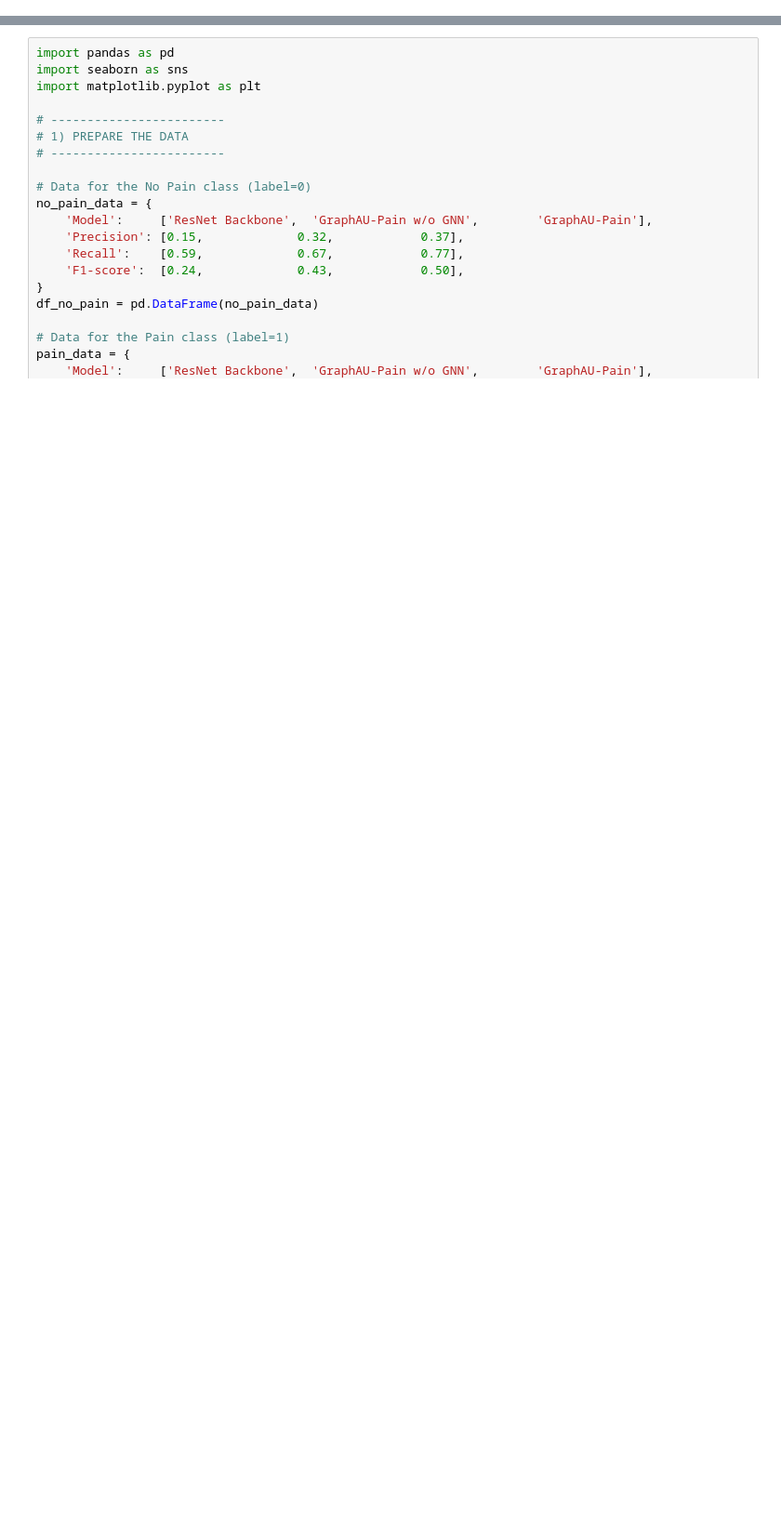
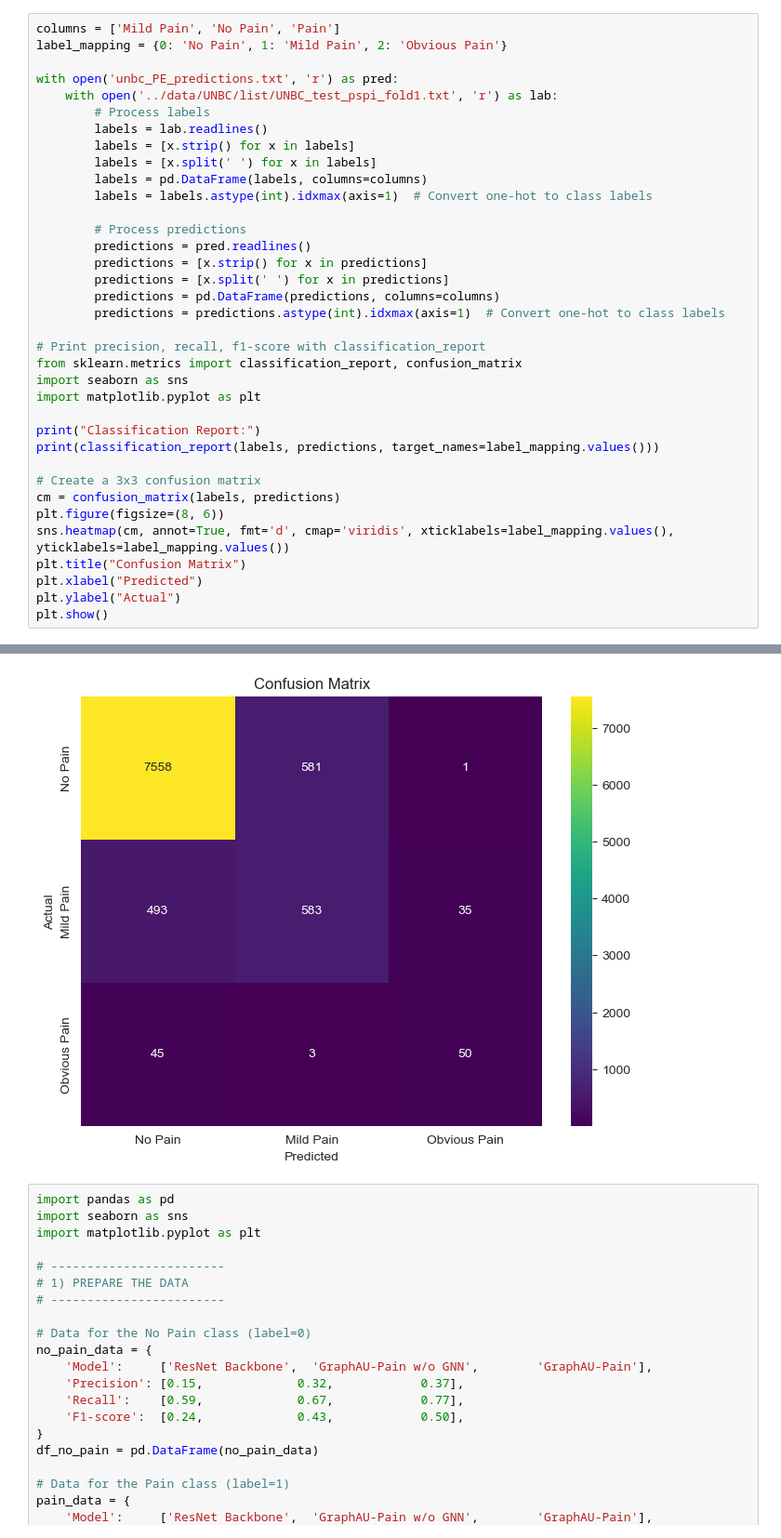
Before and after one commit to ZW471/GraphAU-Pain, a Jupyter notebook: results/examine_results.ipynb, the cells around one changed output, grey strips where cells are left out. Shown: that part at 93% size. Drawn from its saved outputs; the diff is of its cells as text; blank space fills up the shorter version.

```diff
--- a/results/examine_results.ipynb
+++ b/results/examine_results.ipynb
@@ -73,0 +74,37 @@ weighted avg       0.99      0.90      0.94      9349
+# %%
+columns = ['Mild Pain', 'No Pain', 'Pain']
+label_mapping = {0: 'No Pain', 1: 'Mild Pain', 2: 'Obvious Pain'}
+
+with open('unbc_PE_predictions.txt', 'r') as pred:
+    with open('../data/UNBC/list/UNBC_test_pspi_fold1.txt', 'r') as lab:
+        # Process labels
+        labels = lab.readlines()
+        labels = [x.strip() for x in labels]
+        labels = [x.split(' ') for x in labels]
+        labels = pd.DataFrame(labels, columns=columns)
+        labels = labels.astype(int).idxmax(axis=1)  # Convert one-hot to class labels
+
+        # Process predictions
+        predictions = pred.readlines()
+        predictions = [x.strip() for x in predictions]
+        predictions = [x.split(' ') for x in predictions]
+        predictions = pd.DataFrame(predictions, columns=columns)
+        predictions = predictions.astype(int).idxmax(axis=1)  # Convert one-hot to class labels
+
+# Print precision, recall, f1-score with classification_report
+from sklearn.metrics import classification_report, confusion_matrix
+import seaborn as sns
+import matplotlib.pyplot as plt
+
+print("Classification Report:")
+print(classification_report(labels, predictions, target_names=label_mapping.values()))
+
+# Create a 3x3 confusion matrix
+cm = confusion_matrix(labels, predictions)
+plt.figure(figsize=(8, 6))
+sns.heatmap(cm, annot=True, fmt='d', cmap='viridis', xticklabels=label_mapping.values(), yticklabels=label_mapping.values())
+plt.title("Confusion Matrix")
+plt.xlabel("Predicted")
+plt.ylabel("Actual")
+plt.show()
+# %% [output]
@@ -74,3 +121,4 @@ weighted avg       0.99      0.90      0.94      9349
+[figure, added]
 # %%
 import pandas as pd
 import seaborn as sns
```
Also changed, not shown: parts of 4 cells of this notebook, 6 other files.
